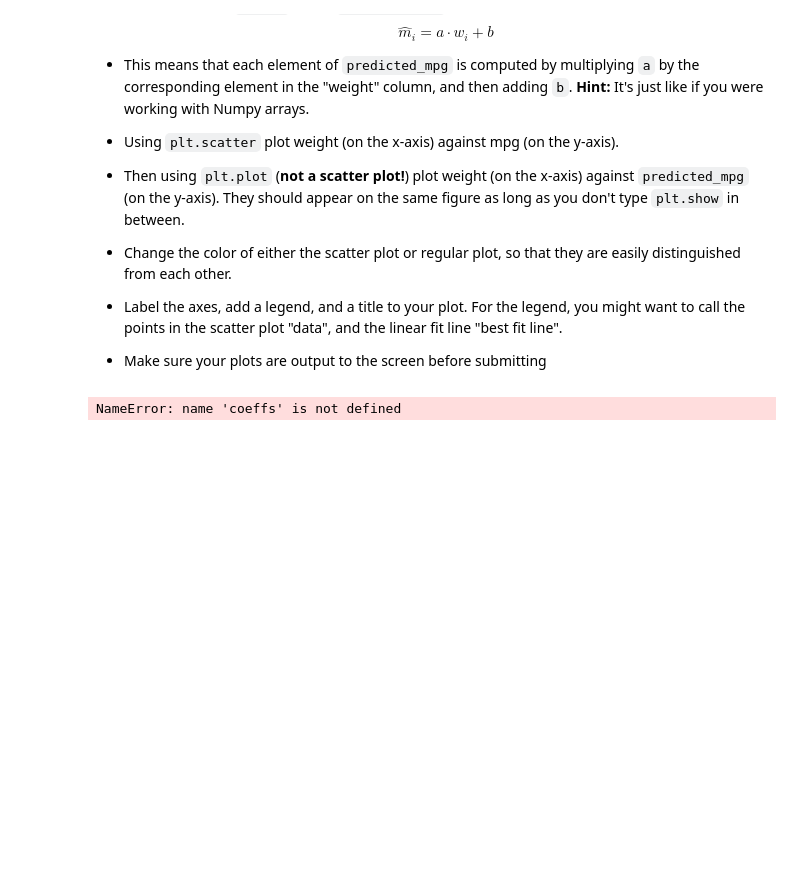
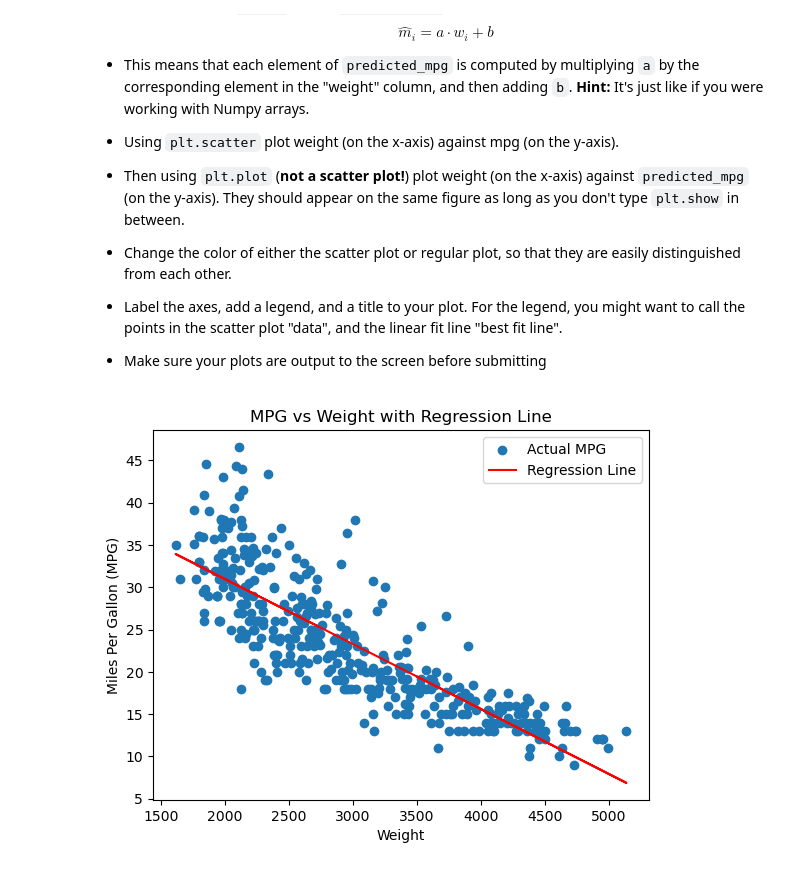
Before and after one commit to reneengai126/qtm151fall2025, a Jupyter notebook: Assignments/assignment_7/assignment7.ipynb, the cells around one changed output. Cells and saved outputs as stored; diff of their text form; code cells hidden in the pictures; blank space fills up the shorter version.

```diff
--- a/Assignments/assignment_7/assignment7.ipynb
+++ b/Assignments/assignment_7/assignment7.ipynb
@@ -150,10 +150,8 @@ where $m_i$ is the mpg of car $i$, $w_i$ is the weight of car $i$, and $a$ (the
 This problem is continued in Question (5)
 # %%
 # your answer here
-car_features = pd.read_csv("dsata/car_features.csv")
-model = smf.ols("lap_time ~ horsepower + weight + displacement", data=car_features)
+car_features = pd.read_csv("data/features.csv")
+model = smf.ols(formula = "mpg ~ weight", data=car_features)
 coeffs = model.fit().params
 print(coeffs)
-results = model.fit()
-print(results.summary())
 # %% [output]
@@ -182,13 +182,15 @@ $$\hat{m}_i = a\cdot w_i + b$$
 
 - Make sure your plots are output to the screen before submitting
 # %%
-# your answer here
-
-predicted_mpg = coeffs["Intercept"] + coeffs["horsepower"] * car_features["horsepower"] + coeffs["weight"] * car_features["weight"] + coeffs["displacement"] * car_features["displacement"]
-plt.scatter(car_features["horsepower"], predicted_mpg, color='red')
-plt.xlabel("Horsepower")
-plt.ylabel("Lap Time")
-plt.title("Lap Time vs Horsepower with Regression Line")
+a = coeffs["weight"]
+b = coeffs["Intercept"]
+predicted_mpg = a*car_features["weight"] + b
+plt.scatter(car_features["weight"], car_features["mpg"], label="Actual MPG")
+plt.plot(car_features["weight"], predicted_mpg, color='red', label="Regression Line")
+plt.xlabel("Weight")
+plt.ylabel("Miles Per Gallon (MPG)")
+plt.title("MPG vs Weight with Regression Line")
+plt.legend()
 plt.show()
 # %% [output]
-NameError: name 'coeffs' is not defined
+[figure, added]
```
Also changed, not shown: parts of 2 cells of this notebook.
